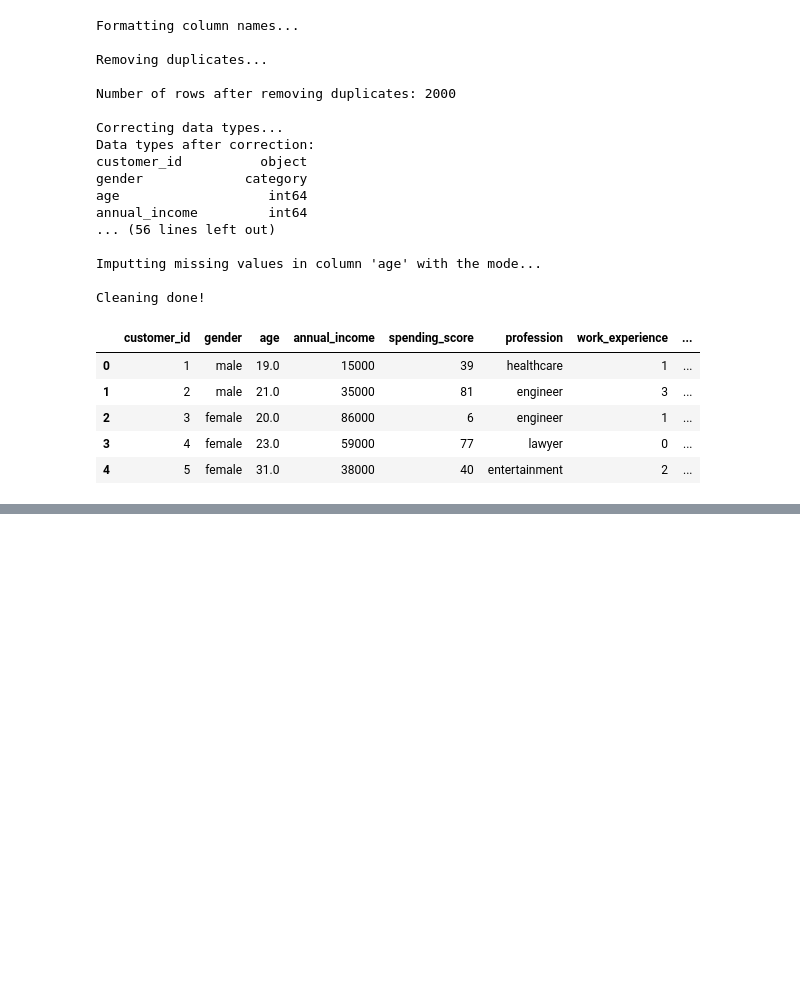
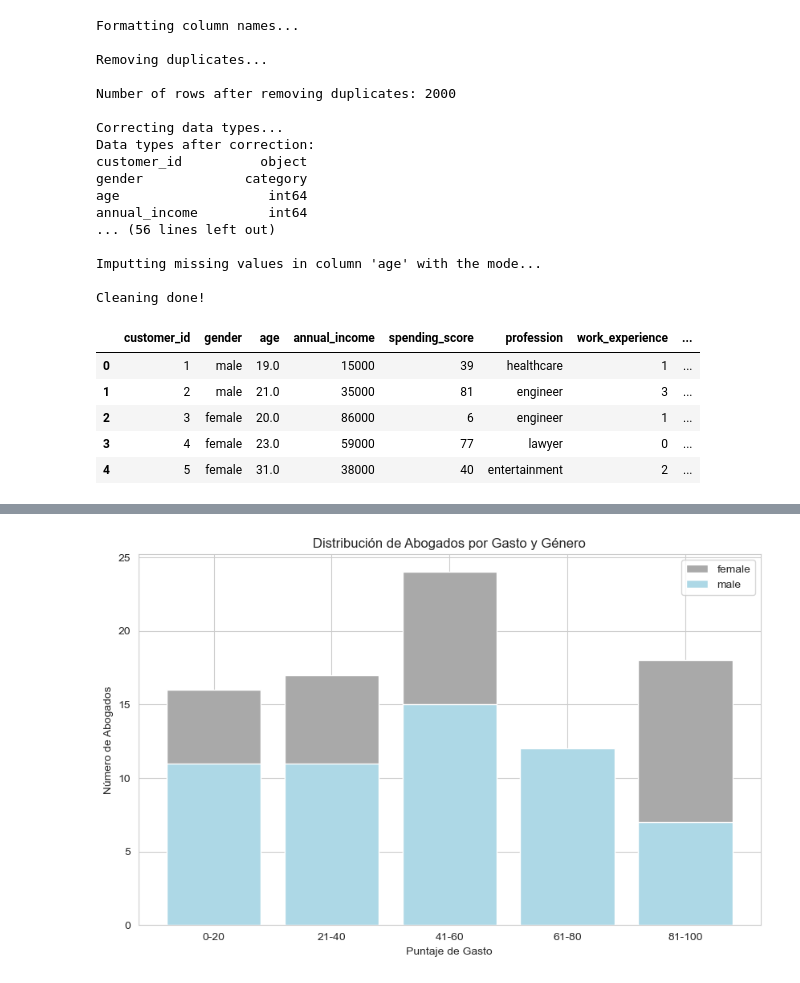
Before and after one commit to kimnegrette3/Python-SQL-Customer-Analysis, a Jupyter notebook: Customer_analysis_nb.ipynb, the cells around one changed output, grey strips where cells are left out. Saved outputs shown, nothing was run; the diff lists cells and outputs as text; code cells hidden in the pictures; blank space fills up the shorter version.

```diff
--- a/Customer_analysis_nb.ipynb
+++ b/Customer_analysis_nb.ipynb
@@ -204,0 +209,6 @@ Cleaning done!
+# %%
+# Crear conexión a una base de datos temporal en memoria
+conn = sqlite3.connect(":memory:")
+
+# Cargar el dataframe a esta base de datos temporal
+customers_clean.to_sql("customers_table", conn, index=False)
@@ -204,0 +313,22 @@ Cleaning done!
+# %%
+# Crear un gráfico de barras
+
+# Definir colores
+colors = {
+    'male': 'lightblue',
+    'female': 'darkgray'
+}
+plt.figure(figsize=(10, 6))
+for gender in resultado['gender'].unique():
+    plt.bar(resultado[resultado['gender'] == gender]['spending_bracket'],
+            resultado[resultado['gender'] == gender]['num_lawyers'],
+            label=f'{gender}',
+            color=colors.get(gender))
+
+plt.xlabel('Puntaje de Gasto')
+plt.ylabel('Número de Abogados')
+plt.title('Distribución de Abogados por Gasto y Género')
+plt.legend()
+plt.show()
+# %% [output]
+[figure, added]
```
Also changed, not shown: parts of 11 cells of this notebook, 2 other files.
